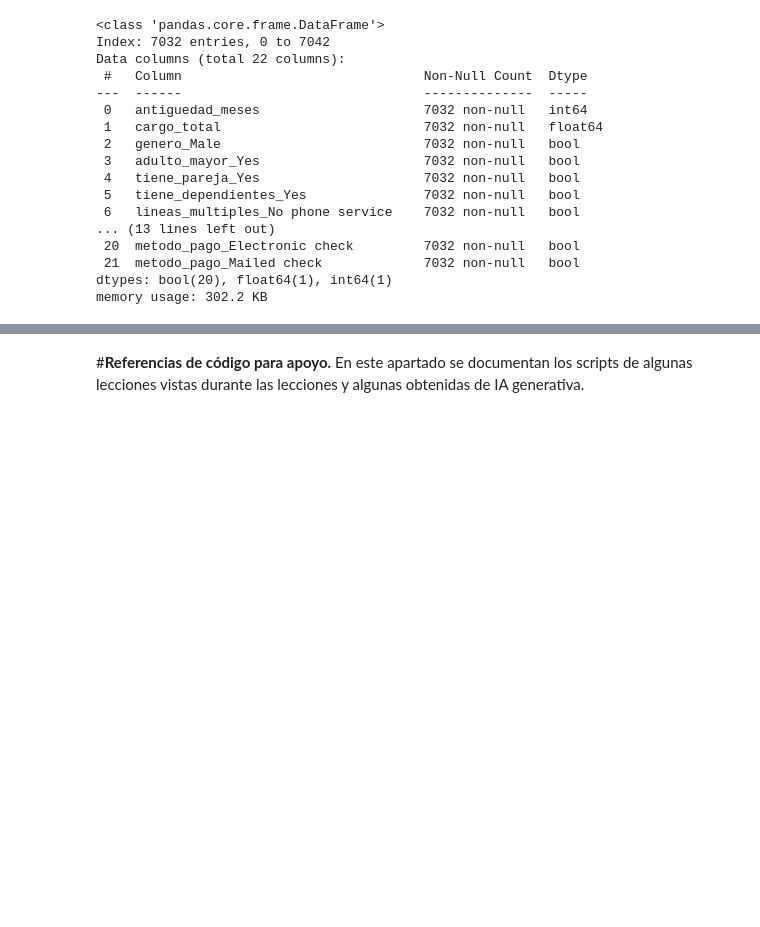
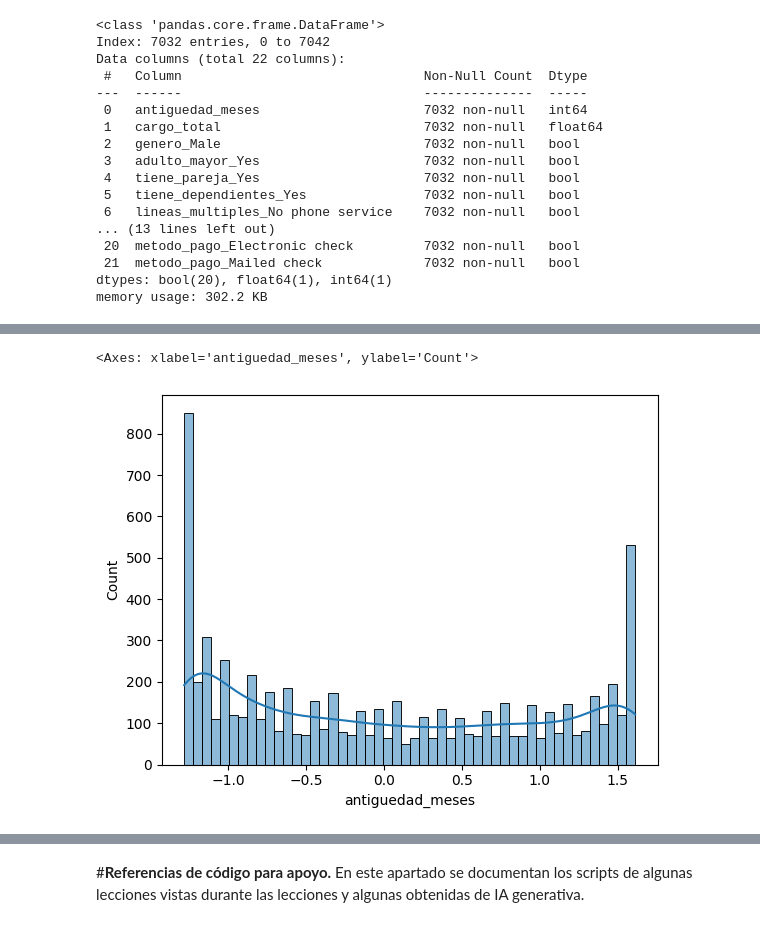
Before and after one commit to GuzVenegas/TelecomX_parte2, a Jupyter notebook: TelecomX_SegundaParte.ipynb, the cells around one changed output, grey strips where cells are left out. Drawn from its saved outputs; the diff is of its cells as text; code cells hidden in the pictures; blank space fills up the shorter version.

```diff
--- a/TelecomX_SegundaParte.ipynb
+++ b/TelecomX_SegundaParte.ipynb
@@ -647,0 +739,23 @@ from sklearn.metrics import accuracy_score, classification_report, confusion_mat
+# %%
+from sklearn.impute import SimpleImputer
+#Separación de las variables numércias de las categóricas
+X_num = X_reduced.select_dtypes(include=['float64', 'int64'])
+X_cat = X_reduced.drop(columns=['cargo_total','antiguedad_meses'])
+
+#Imputación de valores vacíos en las variables numéricas
+imputer = SimpleImputer(strategy='mean')
+X_num_array = imputer.fit_transform(X_num)
+
+#Recontrucción del DataFrame X_num
+num_cols = X_reduced.select_dtypes(include=['float64', 'int64']).columns
+X_num = pd.DataFrame(X_num_array, columns=num_cols, index=X_reduced.index)
+
+#Escalado de las variables numéricas
+scaler = StandardScaler()
+X_num_scaled = scaler.fit_transform(X_num)
+
+X_num_scaled_df = pd.DataFrame(X_num_scaled, columns=X_num.columns)
+X_num_scaled_df
+
+X = pd.concat([X_num_scaled_df.reset_index(drop=True), X_cat.reset_index(drop=True)], axis=1)
+X
@@ -647,0 +776,5 @@ from sklearn.metrics import accuracy_score, classification_report, confusion_mat
+# %%
+sns.histplot(X['antiguedad_meses'], bins=50, kde=True)
+# %% [output]
+<Axes: xlabel='antiguedad_meses', ylabel='Count'>
+[figure, added]
```
Also changed, not shown: parts of 35 cells of this notebook.
